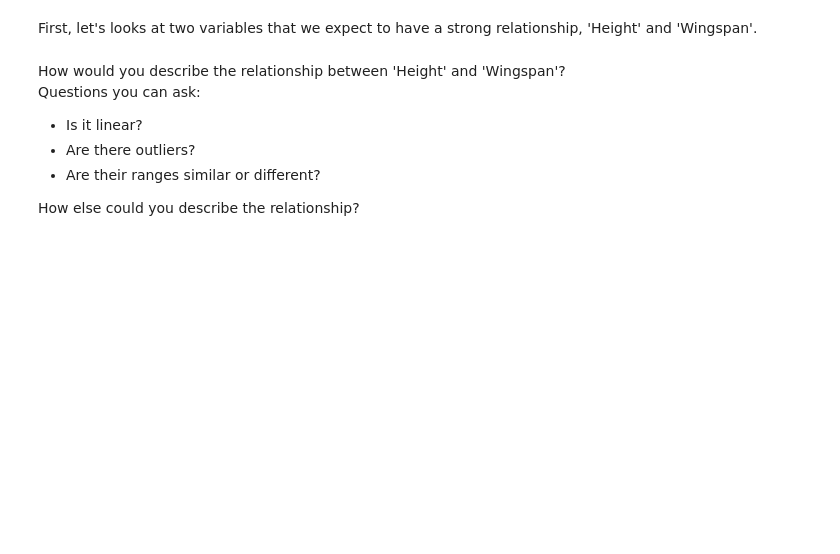
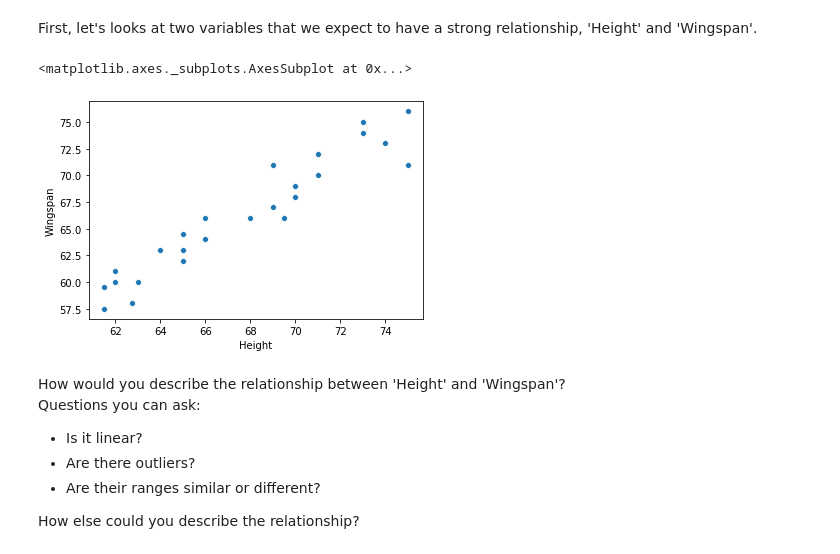
Before and after one commit to jrreda/University-of-Michigan, a Jupyter notebook: STATISTICS WITH PYTHON/1-Understanding and Visualizing Data with Python/Week 3/w3_assessment.ipynb, the cells around one changed output. Saved outputs shown, nothing was run; the diff lists cells and outputs as text; code cells hidden in the pictures; blank space fills up the shorter version.

```diff
--- a/STATISTICS WITH PYTHON/1-Understanding and Visualizing Data with Python/Week 3/w3_assessment.ipynb
+++ b/STATISTICS WITH PYTHON/1-Understanding and Visualizing Data with Python/Week 3/w3_assessment.ipynb
@@ -14,6 +14,7 @@ pd.set_option('display.max_columns', 100)
 path = "Cartwheeldata.csv"
 # %%
 # First, you must import the cartwheel data from the path given above
-df = # using pandas, read in the csv data found at the url defined by 'path'
+# using pandas, read in the csv data found at the url defined by 'path'
+df = pd.read_csv(path)
 # %%
 # Next, look at the 'head' of our DataFrame 'df'.
@@ -25,6 +34,10 @@ If you can't remember a function, open a previous notebook or video as a referen
 First, let's looks at two variables that we expect to have a strong relationship, 'Height' and 'Wingspan'.
 # %%
 # Make a Seaborn scatter plot with x = height and y = wingspan using sns.scatterplot(x, y)
+sns.scatterplot(x='Height', y='Wingspan', data=df)
+# %% [output]
+<matplotlib.axes._subplots.AxesSubplot at 0x...>
+[figure, added]
 # %% [markdown]
 How would you describe the relationship between 'Height' and 'Wingspan'?
 Questions you can ask:
```
Also changed, not shown: parts of 5 cells of this notebook.
